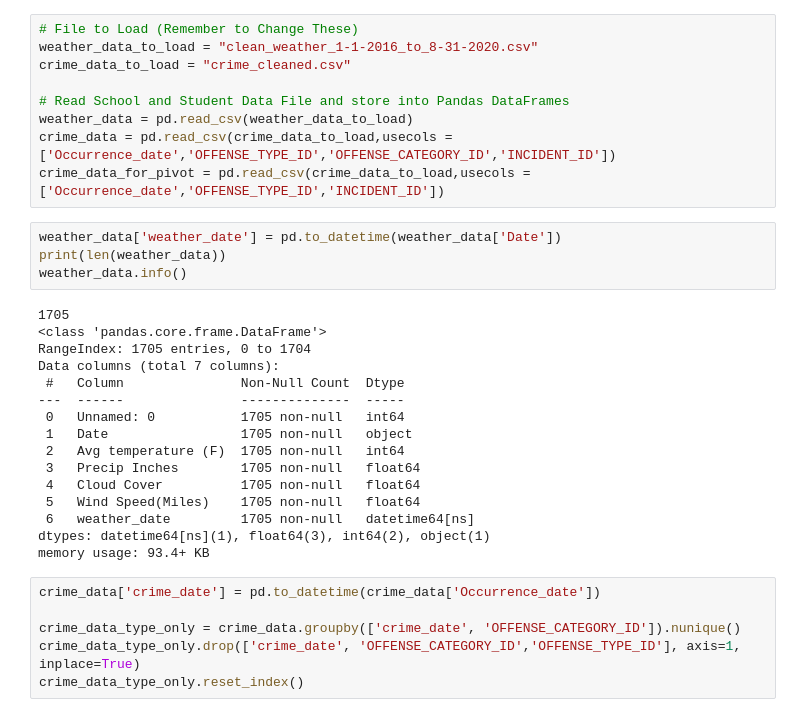
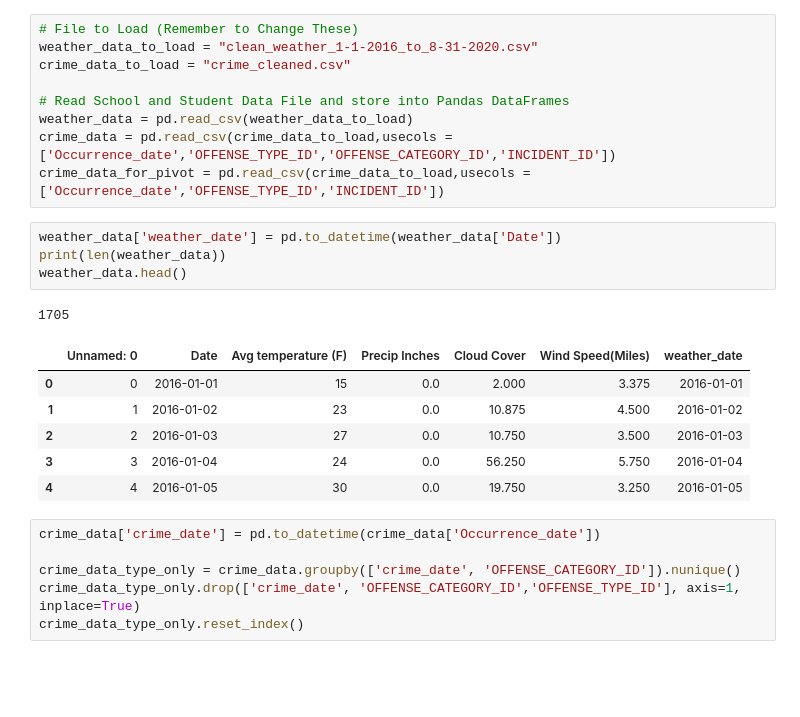
Before and after one commit to mnolker/Criminal_Weather_Denver, a Jupyter notebook: criminal_weather_merged.ipynb, the cells around one changed output. Cells and saved outputs as stored; diff of their text form; blank space fills up the shorter version.

```diff
--- a/criminal_weather_merged.ipynb
+++ b/criminal_weather_merged.ipynb
@@ -29,23 +29,15 @@ crime_data_for_pivot = pd.read_csv(crime_data_to_load,usecols = ['Occurrence_dat
 # %%
 weather_data['weather_date'] = pd.to_datetime(weather_data['Date'])
 print(len(weather_data))
-weather_data.info()
+weather_data.head()
 # %% [output]
 1705
-<class 'pandas.core.frame.DataFrame'>
-RangeIndex: 1705 entries, 0 to 1704
-Data columns (total 7 columns):
- #   Column               Non-Null Count  Dtype
----  ------               --------------  -----
- 0   Unnamed: 0           1705 non-null   int64
- 1   Date                 1705 non-null   object
- 2   Avg temperature (F)  1705 non-null   int64
- 3   Precip Inches        1705 non-null   float64
- 4   Cloud Cover          1705 non-null   float64
- 5   Wind Speed(Miles)    1705 non-null   float64
- 6   weather_date         1705 non-null   datetime64[ns]
-dtypes: datetime64[ns](1), float64(3), int64(2), object(1)
-memory usage: 93.4+ KB
+|  | Unnamed: 0 | Date | Avg temperature (F) | Precip Inches | Cloud Cover | Wind Speed(Miles) | weather_date |
+| 0 | 0 | 2016-01-01 | 15 | 0.0 | 2.000 | 3.375 | 2016-01-01 |
+| 1 | 1 | 2016-01-02 | 23 | 0.0 | 10.875 | 4.500 | 2016-01-02 |
+| 2 | 2 | 2016-01-03 | 27 | 0.0 | 10.750 | 3.500 | 2016-01-03 |
+| 3 | 3 | 2016-01-04 | 24 | 0.0 | 56.250 | 5.750 | 2016-01-04 |
+| 4 | 4 | 2016-01-05 | 30 | 0.0 | 19.750 | 3.250 | 2016-01-05 |
 # %%
 crime_data['crime_date'] = pd.to_datetime(crime_data['Occurrence_date'])
 
```
Also changed, not shown: parts of 12 cells of this notebook, 11 other files.
